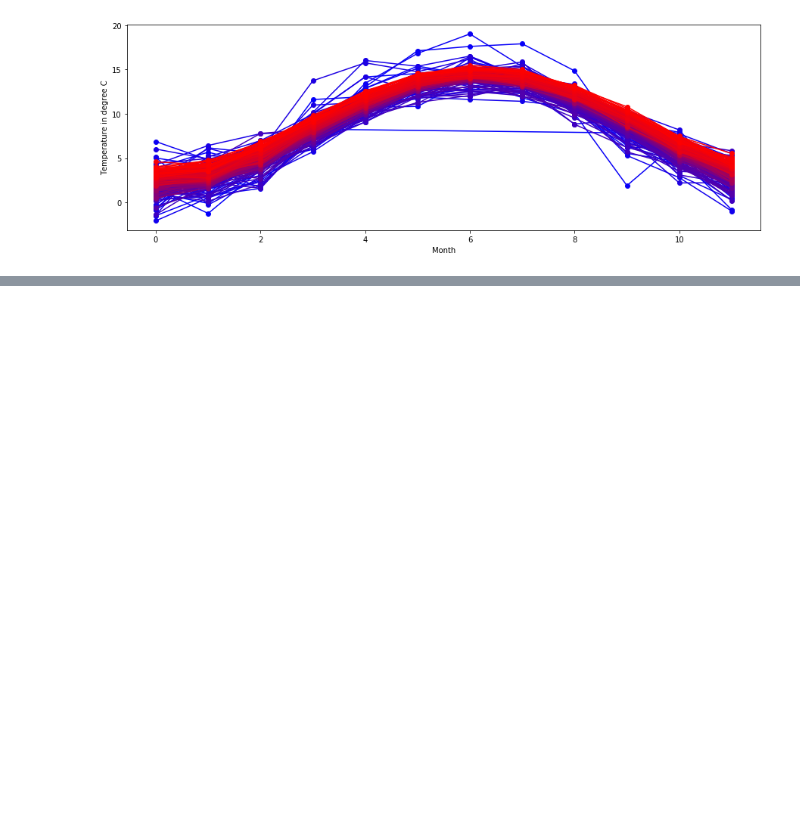
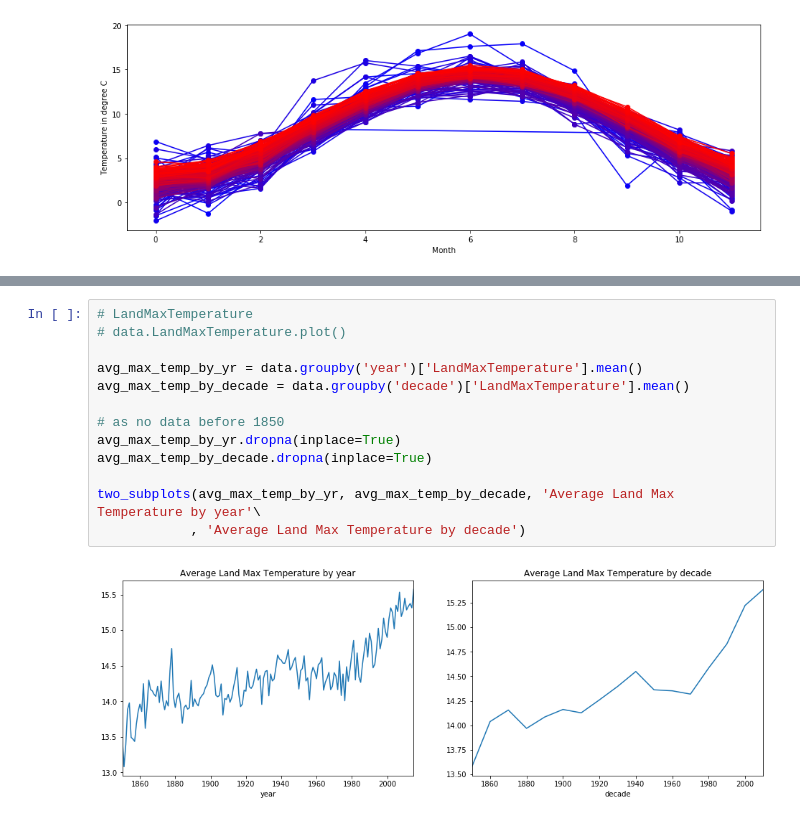
Before and after one commit to ijssaggu/ECE225A-Is-Climate-Change-Real, a Jupyter notebook: Data Analysis and Visualization.ipynb, the cells around one changed output, grey strips where cells are left out. Drawn from its saved outputs; the diff is of its cells as text; blank space fills up the shorter version.

```diff
--- a/Data Analysis and Visualization.ipynb
+++ b/Data Analysis and Visualization.ipynb
@@ -65,0 +94,15 @@ for i in range(266):
+# %%
+# LandMaxTemperature
+# data.LandMaxTemperature.plot()
+
+avg_max_temp_by_yr = data.groupby('year')['LandMaxTemperature'].mean()
+avg_max_temp_by_decade = data.groupby('decade')['LandMaxTemperature'].mean()
+
+# as no data before 1850
+avg_max_temp_by_yr.dropna(inplace=True)
+avg_max_temp_by_decade.dropna(inplace=True)
+
+two_subplots(avg_max_temp_by_yr, avg_max_temp_by_decade, 'Average Land Max Temperature by year'\
+            , 'Average Land Max Temperature by decade')
+# %% [output]
+[figure, added]
```
Also changed, not shown: parts of 13 cells of this notebook, 1 other file.
